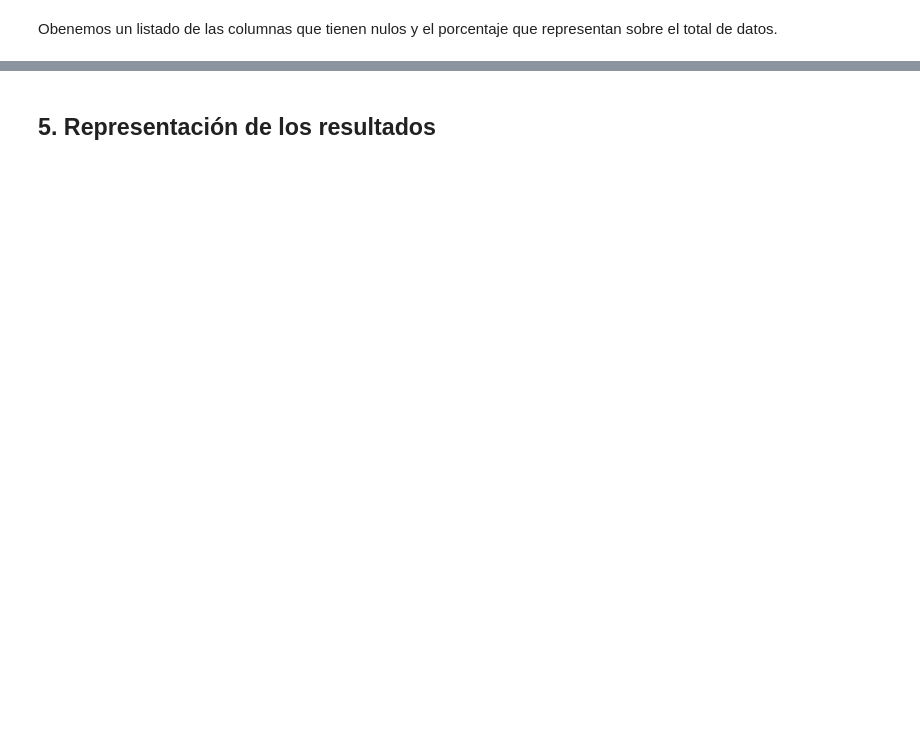
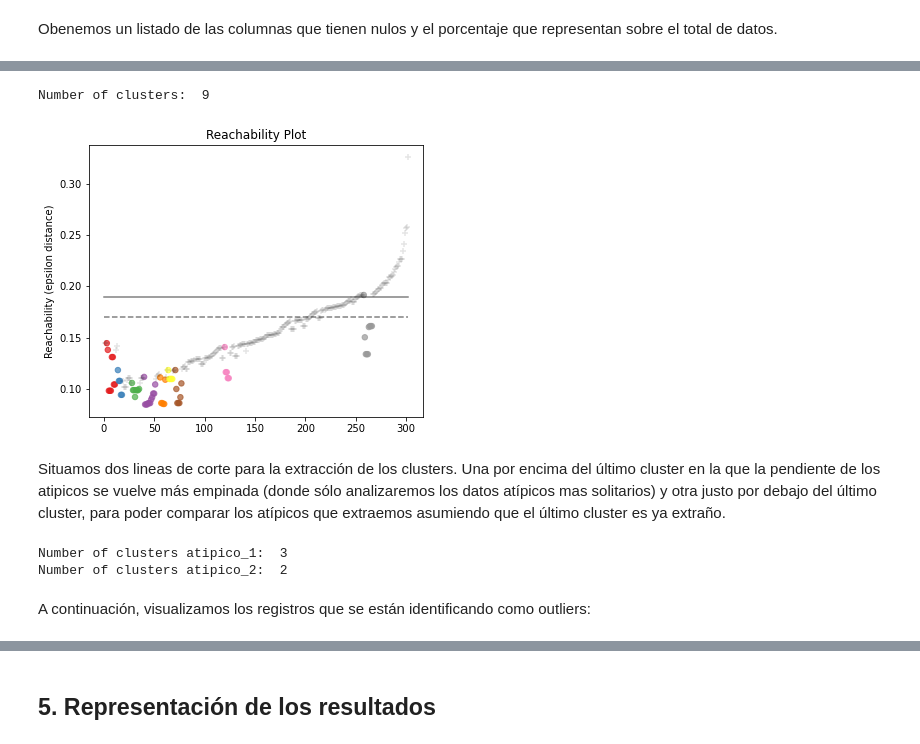
Before and after one commit to Carlos-Perez-Ha/PRA2, a Jupyter notebook: Heart_attack_analysis.ipynb, the cells around one changed output, grey strips where cells are left out. Saved outputs shown, nothing was run; the diff lists cells and outputs as text; code cells hidden in the pictures; blank space fills up the shorter version.

```diff
--- a/Heart_attack_analysis.ipynb
+++ b/Heart_attack_analysis.ipynb
@@ -370,0 +197,43 @@ En el histograma se aprecia una inclinación hacia la derecha.
+# %%
+from sklearn.preprocessing import MinMaxScaler
+
+scaled = MinMaxScaler().fit_transform(df[features])
+
+df_scaled = pd.DataFrame(scaled, columns=features)
+# %%
+import numpy as np
+
+from sklearn.cluster import OPTICS, cluster_optics_dbscan
+
+cut_line_1 = .17# .19
+cut_line_2 = .19# .22
+
+clust= OPTICS().fit(df_scaled)
+
+space = np.arange(len(df_scaled))
+reachability = clust.reachability_[clust.ordering_]
+labels = clust.labels_[clust.ordering_]
+
+# Normalización de las etiquetas para obtener los colores de los clusters
+norm = colors.Normalize(vmin=0, vmax=max(labels))
+
+plt.figure(figsize=(6, 5))
+
+# Plot datos normales
+plt.scatter(space[labels!=-1], reachability[labels!=-1], c=labels[labels!=-1], norm=norm, s=30, cmap="Set1", alpha=.7)
+# Plot atipicos
+plt.scatter(space[labels==-1], reachability[labels==-1], c="black", s=30, alpha=.1, marker="+")
+
+# Lineas de corte de extracción eps
+plt.plot(space, np.full_like(space, cut_line_1, dtype=float), "k--", alpha=0.5)
+plt.plot(space, np.full_like(space, cut_line_2, dtype=float), "k-", alpha=0.5)
+
+plt.ylabel("Reachability (epsilon distance)")
+plt.title("Reachability Plot")
+
+print("Number of clusters: ",labels.max()+1)
+# %% [output]
+Number of clusters:  9
+[figure, added]
+# %% [markdown]
+Situamos dos lineas de corte para la extracción de los clusters. Una por encima del último cluster en la que la pendiente de los atipicos se vuelve más empinada (donde sólo analizaremos los datos atípicos mas solitarios) y otra justo por debajo del último cluster, para poder comparar los atípicos que extraemos asumiendo que el último cluster es ya extraño.
@@ -370,0 +250,14 @@ En el histograma se aprecia una inclinación hacia la derecha.
+# %%
+labels_1 = extract_cluster_dbscan_eps(cut_line_1)
+labels_2 = extract_cluster_dbscan_eps(cut_line_2)
+
+df["atipico_1"] = labels_1 == -1
+df["atipico_2"] = labels_2 == -1
+
+print("Number of clusters atipico_1: ",labels_1.max() + 1)
+print("Number of clusters atipico_2: ",labels_2.max() + 1)
+# %% [output]
+Number of clusters atipico_1:  3
+Number of clusters atipico_2:  2
+# %% [markdown]
+A continuación, visualizamos los registros que se están identificando como outliers:
```
Also changed, not shown: parts of 158 cells of this notebook, 1 other file.
